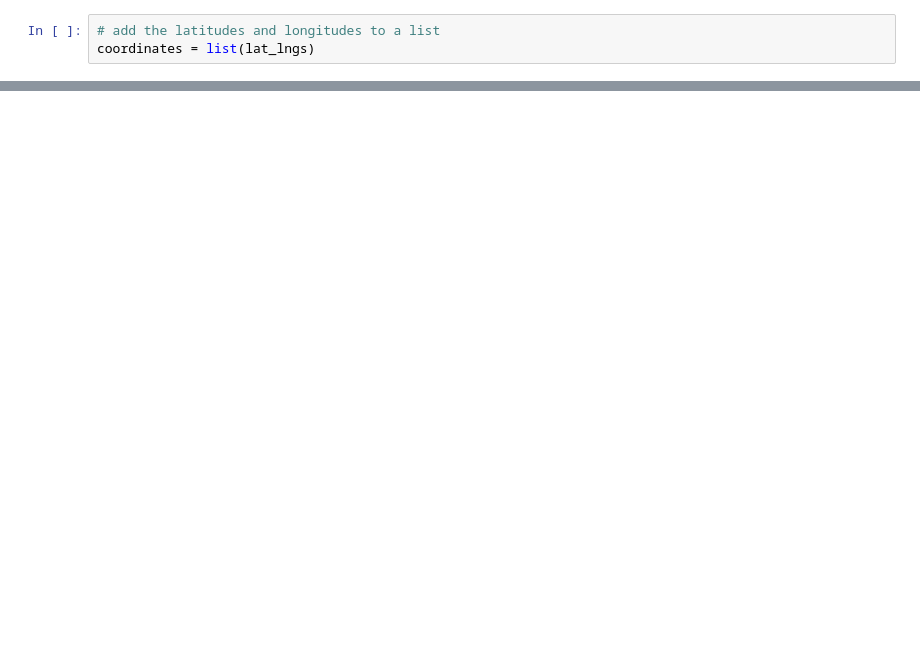
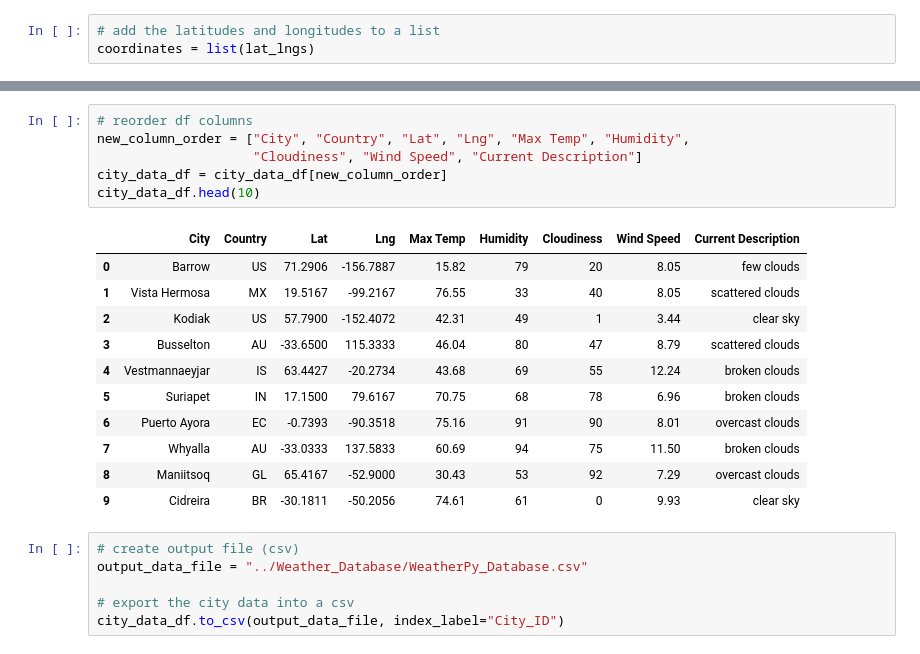
Before and after one commit to jrobert2121/World_Weather_Analysis, a Jupyter notebook: Weather_Database/Weather_Database.ipynb, the cells around one changed output, grey strips where cells are left out. Saved outputs shown, nothing was run; the diff lists cells and outputs as text; blank space fills up the shorter version.

```diff
--- a/Weather_Database/Weather_Database.ipynb
+++ b/Weather_Database/Weather_Database.ipynb
@@ -100,0 +140,24 @@ print("-----------------------------")
+# %%
+# reorder df columns
+new_column_order = ["City", "Country", "Lat", "Lng", "Max Temp", "Humidity",
+                    "Cloudiness", "Wind Speed", "Current Description"]
+city_data_df = city_data_df[new_column_order]
+city_data_df.head(10)
+# %% [output]
+|  | City | Country | Lat | Lng | Max Temp | Humidity | Cloudiness | Wind Speed | Current Description |
+| 0 | Barrow | US | 71.2906 | -156.7887 | 15.82 | 79 | 20 | 8.05 | few clouds |
+| 1 | Vista Hermosa | MX | 19.5167 | -99.2167 | 76.55 | 33 | 40 | 8.05 | scattered clouds |
+| 2 | Kodiak | US | 57.7900 | -152.4072 | 42.31 | 49 | 1 | 3.44 | clear sky |
+| 3 | Busselton | AU | -33.6500 | 115.3333 | 46.04 | 80 | 47 | 8.79 | scattered clouds |
+| 4 | Vestmannaeyjar | IS | 63.4427 | -20.2734 | 43.68 | 69 | 55 | 12.24 | broken clouds |
+| 5 | Suriapet | IN | 17.1500 | 79.6167 | 70.75 | 68 | 78 | 6.96 | broken clouds |
+| 6 | Puerto Ayora | EC | -0.7393 | -90.3518 | 75.16 | 91 | 90 | 8.01 | overcast clouds |
+| 7 | Whyalla | AU | -33.0333 | 137.5833 | 60.69 | 94 | 75 | 11.50 | broken clouds |
+| 8 | Maniitsoq | GL | 65.4167 | -52.9000 | 30.43 | 53 | 92 | 7.29 | overcast clouds |
+| 9 | Cidreira | BR | -30.1811 | -50.2056 | 74.61 | 61 | 0 | 9.93 | clear sky |
+# %%
+# create output file (csv)
+output_data_file = "../Weather_Database/WeatherPy_Database.csv"
+
+# export the city data into a csv
+city_data_df.to_csv(output_data_file, index_label="City_ID")
```
Also changed, not shown: parts of 4 cells of this notebook, 1 other file.
